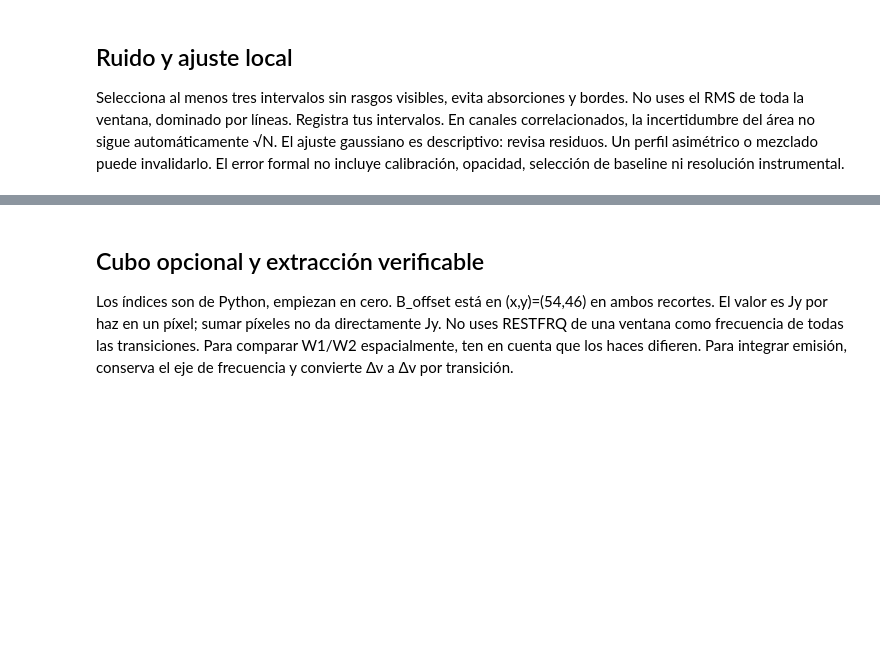
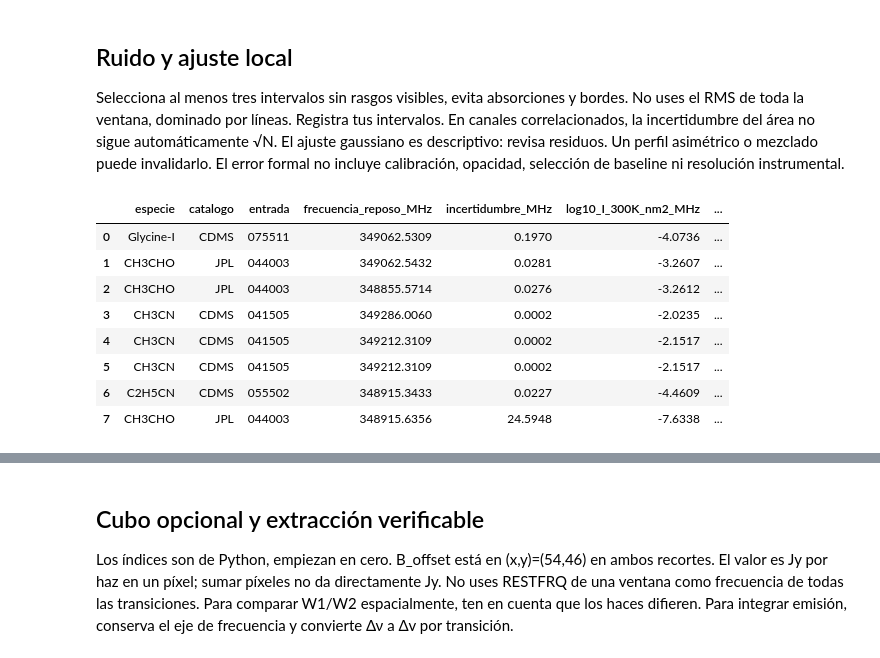
Before and after one commit to Carlitos-m/Skyntists, a Jupyter notebook: herramientas/Inicio_AstroHack.ipynb, the cells around one changed output, grey strips where cells are left out. Cells and saved outputs as stored; diff of their text form; code cells hidden in the pictures; blank space fills up the shorter version.

```diff
--- a/herramientas/Inicio_AstroHack.ipynb
+++ b/herramientas/Inicio_AstroHack.ipynb
@@ -156,6 +166,19 @@ for frec in frecuencias_picos_w1[:5]:
 ## Ruido y ajuste local
 Selecciona al menos tres intervalos sin rasgos visibles, evita absorciones y bordes. No uses el RMS de toda la ventana, dominado por líneas. Registra tus intervalos. En canales correlacionados, la incertidumbre del área no sigue automáticamente √N.
 El ajuste gaussiano es descriptivo: revisa residuos. Un perfil asimétrico o mezclado puede invalidarlo. El error formal no incluye calibración, opacidad, selección de baseline ni resolución instrumental.
+# %%
+# Candidatos totales encontrados en los primeros 5 picos más intensos
+df_candidatos_totales
+# %% [output]
+|  | especie | catalogo | entrada | frecuencia_reposo_MHz | incertidumbre_MHz | log10_I_300K_nm2_MHz | ... |
+| 0 | Glycine-I | CDMS | 075511 | 349062.5309 | 0.1970 | -4.0736 | ... |
+| 1 | CH3CHO | JPL | 044003 | 349062.5432 | 0.0281 | -3.2607 | ... |
+| 2 | CH3CHO | JPL | 044003 | 348855.5714 | 0.0276 | -3.2612 | ... |
+| 3 | CH3CN | CDMS | 041505 | 349286.0060 | 0.0002 | -2.0235 | ... |
+| 4 | CH3CN | CDMS | 041505 | 349212.3109 | 0.0002 | -2.1517 | ... |
+| 5 | CH3CN | CDMS | 041505 | 349212.3109 | 0.0002 | -2.1517 | ... |
+| 6 | C2H5CN | CDMS | 055502 | 348915.3433 | 0.0227 | -4.4609 | ... |
+| 7 | CH3CHO | JPL | 044003 | 348915.6356 | 24.5948 | -7.6338 | ... |
 # %%
 def ruido_empirico(ventana, intervalos_GHz, posicion="B_offset"):
     '''
```
Also changed, not shown: parts of 5 cells of this notebook, 8 other files.
